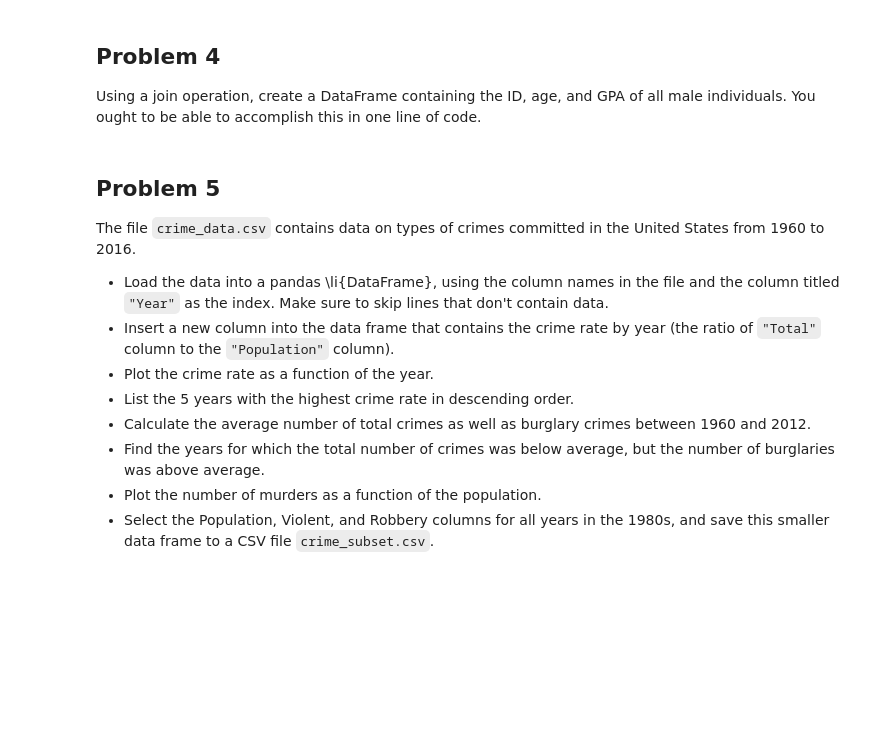
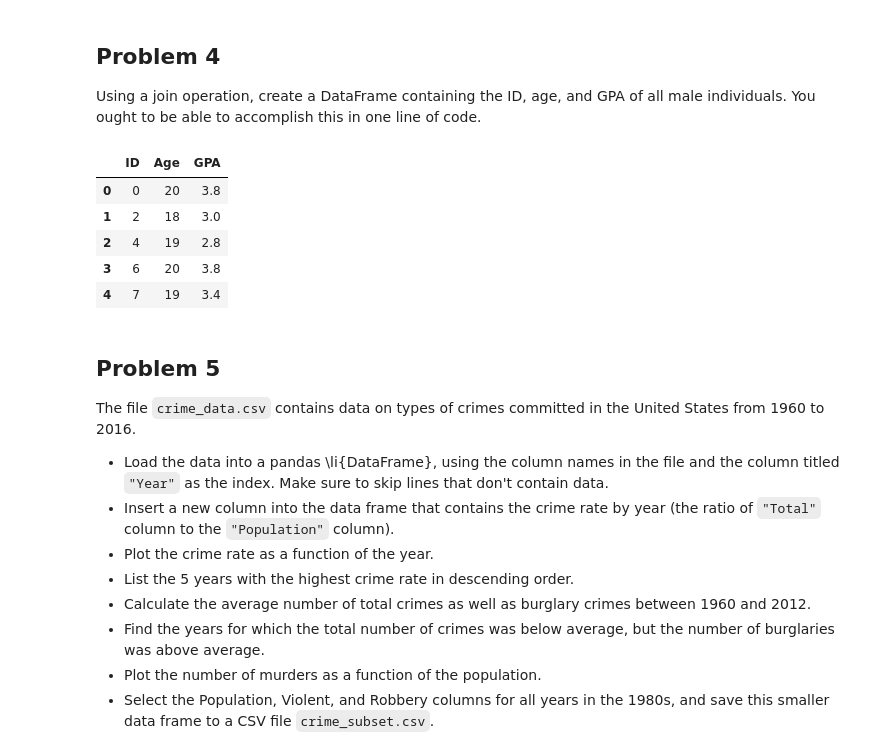
Before and after one commit to mattschaelling/acme_vol3, a Jupyter notebook: Pandas1/pandas1.ipynb, the cells around one changed output. Saved outputs shown, nothing was run; the diff lists cells and outputs as text; code cells hidden in the pictures; blank space fills up the shorter version.

```diff
--- a/Pandas1/pandas1.ipynb
+++ b/Pandas1/pandas1.ipynb
@@ -61,6 +99,15 @@ mathInfo = pd.DataFrame({'ID': mathID, 'Grade': mathGd, 'Math_Major': major})
 ## Problem 4
 
 Using a join operation, create a DataFrame containing the ID, age, and GPA of all male individuals. You ought to be able to accomplish this in one line of code.
+# %%
+pd.merge(studentInfo[studentInfo['Sex']=='M'], otherInfo, on='ID')[['ID','Age','GPA']]
+# %% [output]
+|  | ID | Age | GPA |
+| 0 | 0 | 20 | 3.8 |
+| 1 | 2 | 18 | 3.0 |
+| 2 | 4 | 19 | 2.8 |
+| 3 | 6 | 20 | 3.8 |
+| 4 | 7 | 19 | 3.4 |
 # %% [markdown]
 ## Problem 5
 
```
Also changed, not shown: parts of 9 cells of this notebook, 1 other file.
